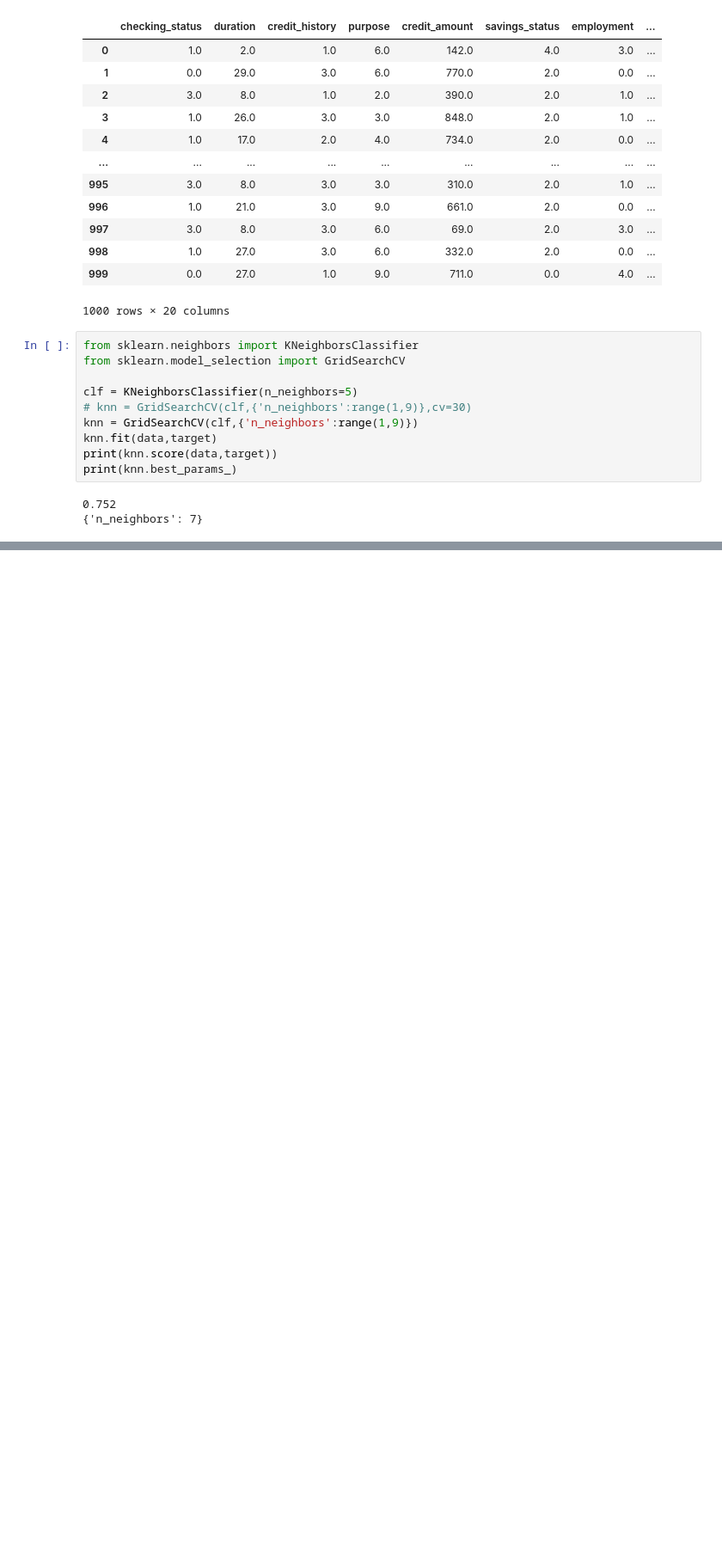
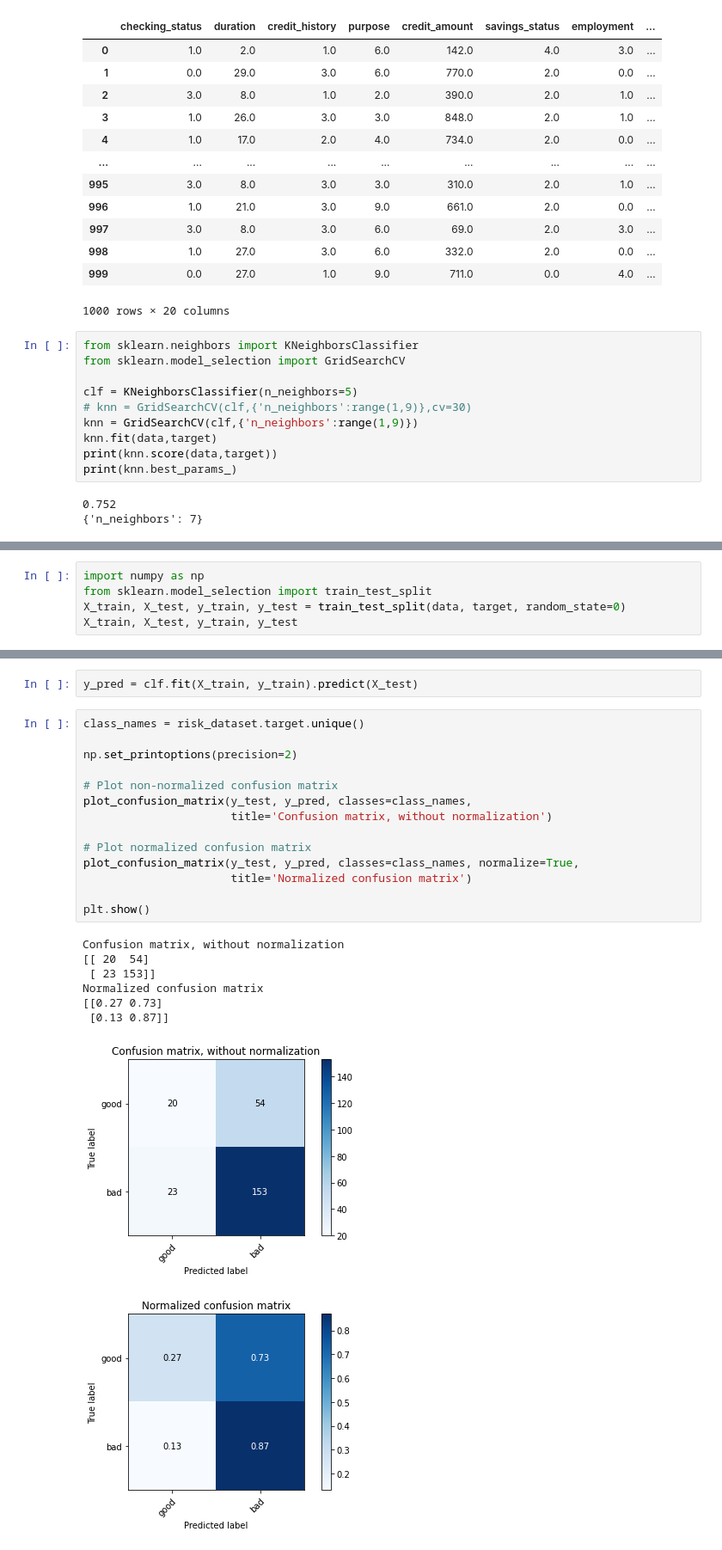
Before and after one commit to valuedriven/dataanalysis, a Jupyter notebook: trabalho_final/trabalho_final.ipynb, the cells around one changed output, grey strips where cells are left out. Shown at 86% size. Cells and saved outputs as stored; diff of their text form; blank space fills up the shorter version.

```diff
--- a/trabalho_final/trabalho_final.ipynb
+++ b/trabalho_final/trabalho_final.ipynb
@@ -124,0 +199,5 @@ print(clf.predict_proba(data))
+# %%
+import numpy as np
+from sklearn.model_selection import train_test_split
+X_train, X_test, y_train, y_test = train_test_split(data, target, random_state=0)
+X_train, X_test, y_train, y_test
@@ -124,0 +222,25 @@ print(clf.predict_proba(data))
+# %%
+y_pred = clf.fit(X_train, y_train).predict(X_test)
+# %%
+class_names = risk_dataset.target.unique()
+
+np.set_printoptions(precision=2)
+
+# Plot non-normalized confusion matrix
+plot_confusion_matrix(y_test, y_pred, classes=class_names,
+                      title='Confusion matrix, without normalization')
+
+# Plot normalized confusion matrix
+plot_confusion_matrix(y_test, y_pred, classes=class_names, normalize=True,
+                      title='Normalized confusion matrix')
+
+plt.show()
+# %% [output]
+Confusion matrix, without normalization
+[[ 20  54]
+ [ 23 153]]
+Normalized confusion matrix
+[[0.27 0.73]
+ [0.13 0.87]]
+[figure, added]
+[figure, added]
```
Also changed, not shown: parts of 4 cells of this notebook.
